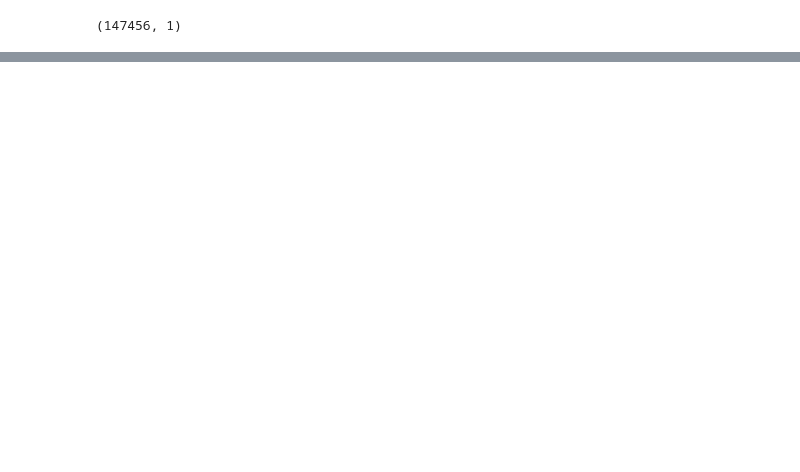
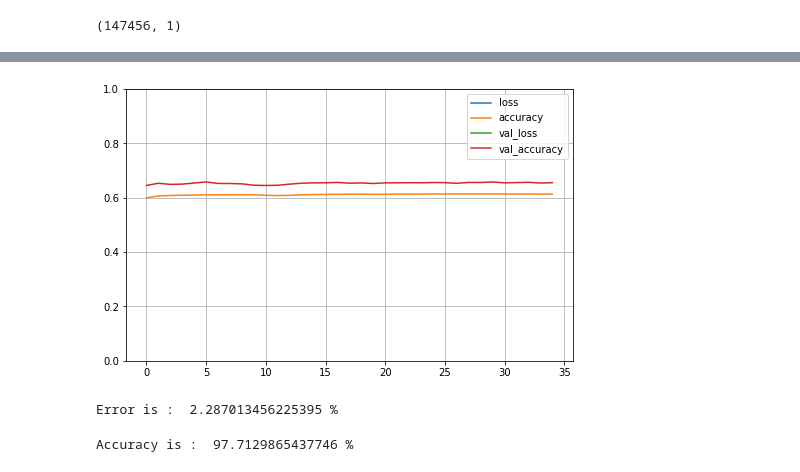
Before and after one commit to MYildizz/Inter-Modality-Image-Registration, a Jupyter notebook: Code_/deepLearning.ipynb, the cells around one changed output, grey strips where cells are left out. Cells and saved outputs as stored; diff of their text form; code cells hidden in the pictures; blank space fills up the shorter version.

```diff
--- a/Code_/deepLearning.ipynb
+++ b/Code_/deepLearning.ipynb
@@ -229,0 +297,15 @@ _________________________________________________________________
+# %%
+pd.DataFrame(summary.history).plot(figsize=(8, 5))
+plt.grid(True)
+plt.gca().set_ylim(0, 1)
+plt.show()
+# %% [output]
+[figure, added]
+# %%
+print("Error is : ",(mean_absolute_error(test_result, y_pred)/256) *100,"%")
+# %% [output]
+Error is :  2.287013456225395 %
+# %%
+print("Accuracy is : ",100 - (mean_absolute_error(test_result, y_pred)/256) *100,"%")
+# %% [output]
+Accuracy is :  97.7129865437746 %
```
Also changed, not shown: parts of 15 cells of this notebook, 3 other files.
